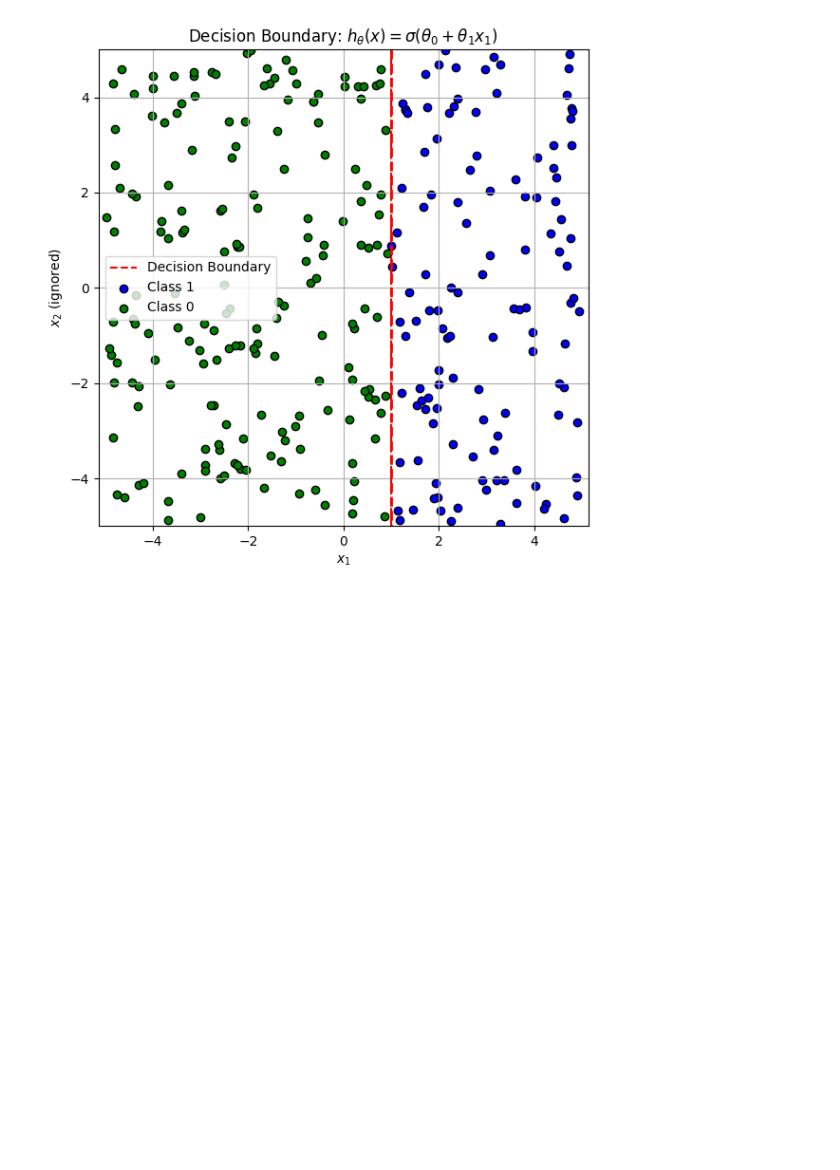
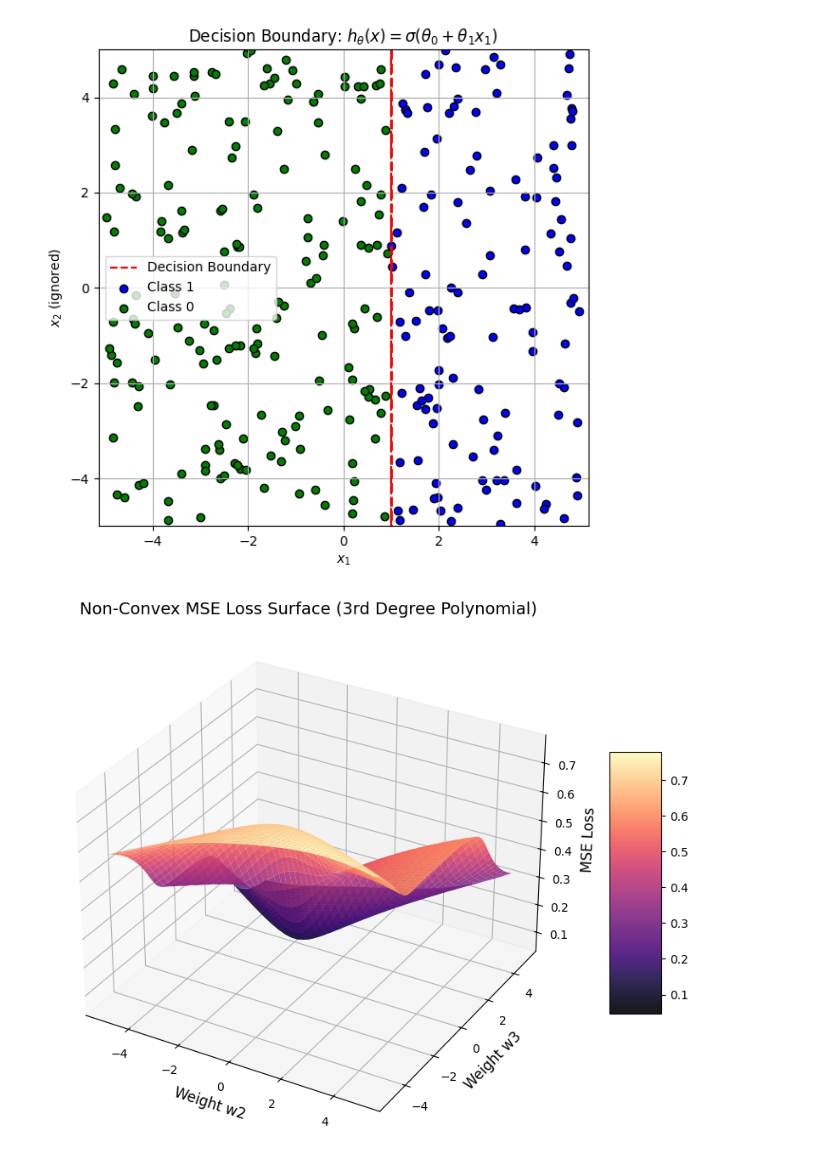
Before and after one commit to ekaratnida/Applied-machine-learning, a Jupyter notebook: Week05-Logistic/week05_figs.ipynb, the cells around one changed output. Saved outputs shown, nothing was run; the diff lists cells and outputs as text; code cells hidden in the pictures; blank space fills up the shorter version.

```diff
--- a/Week05-Logistic/week05_figs.ipynb
+++ b/Week05-Logistic/week05_figs.ipynb
@@ -169,3 +169,52 @@ plt.tight_layout()
 plt.show()
 # %% [output]
 [figure]
+# %%
+import numpy as np
+import matplotlib.pyplot as plt
+from mpl_toolkits.mplot3d import Axes3D
+
+def sigmoid(z):
+    return 1 / (1 + np.exp(-z))
+
+# Generate synthetic data
+np.random.seed(42)
+x = np.linspace(-2, 2, 100)
+# Actual target y based on some arbitrary polynomial relationship
+z_true = 0.5*x**2 - 1.2*x**1 + 0.8*x
+y_actual = (sigmoid(z_true) > 0.5).astype(float)
+
+# Create a grid of weights for w2 and w3 to plot the surface
+w2_range = np.linspace(-5, 5, 50)
+w3_range = np.linspace(-5, 5, 50)
+W2, W3 = np.meshgrid(w2_range, w3_range)
+
+# Fixed parameters
+w1 = 0.8
+b = 0
+
+# Calculate MSE over the grid
+mse_surface = np.zeros(W2.shape)
+
+for i in range(len(w3_range)):
+    for j in range(len(w2_range)):
+        # Calculate logit with degree 3 polynomial
+        z_pred = W3[i,j]*x**2 + W2[i,j]*x**1 + w1*x + b
+        y_pred = sigmoid(z_pred)
+        mse_surface[i,j] = np.mean((y_actual - y_pred)**2)
+
+# Plotting
+fig = plt.figure(figsize=(12, 8))
+ax = fig.add_subplot(111, projection='3d')
+
+surf = ax.plot_surface(W2, W3, mse_surface, cmap='magma', edgecolor='none', alpha=0.9)
+
+ax.set_title('Non-Convex MSE Loss Surface (3rd Degree Polynomial)', fontsize=14)
+ax.set_xlabel('Weight w2', fontsize=12)
+ax.set_ylabel('Weight w3', fontsize=12)
+ax.set_zlabel('MSE Loss', fontsize=12)
+fig.colorbar(surf, shrink=0.5, aspect=5)
+
+plt.show()
+# %% [output]
+[figure, added]
```
Also changed, not shown: parts of 1 cell of this notebook.
